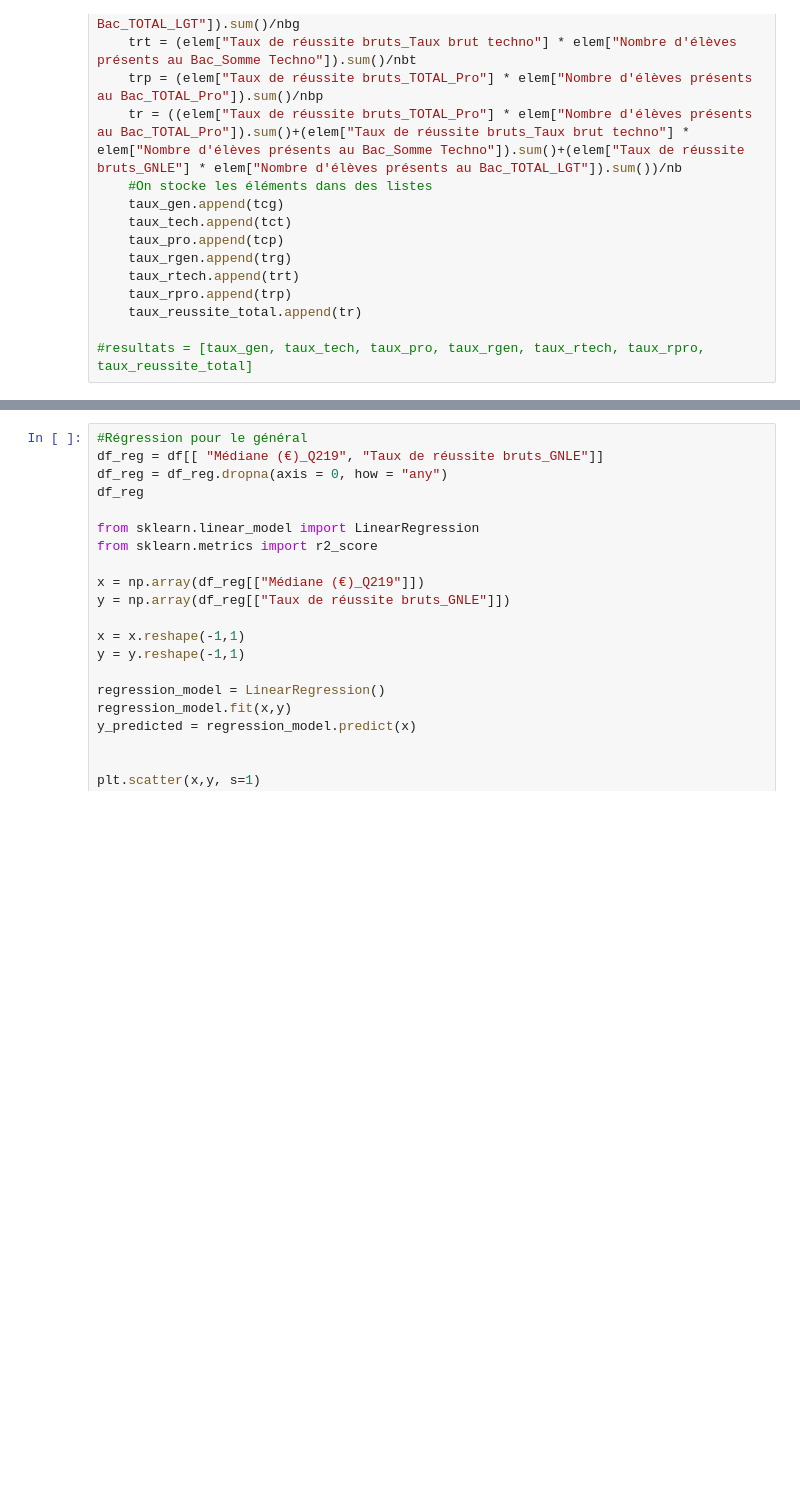
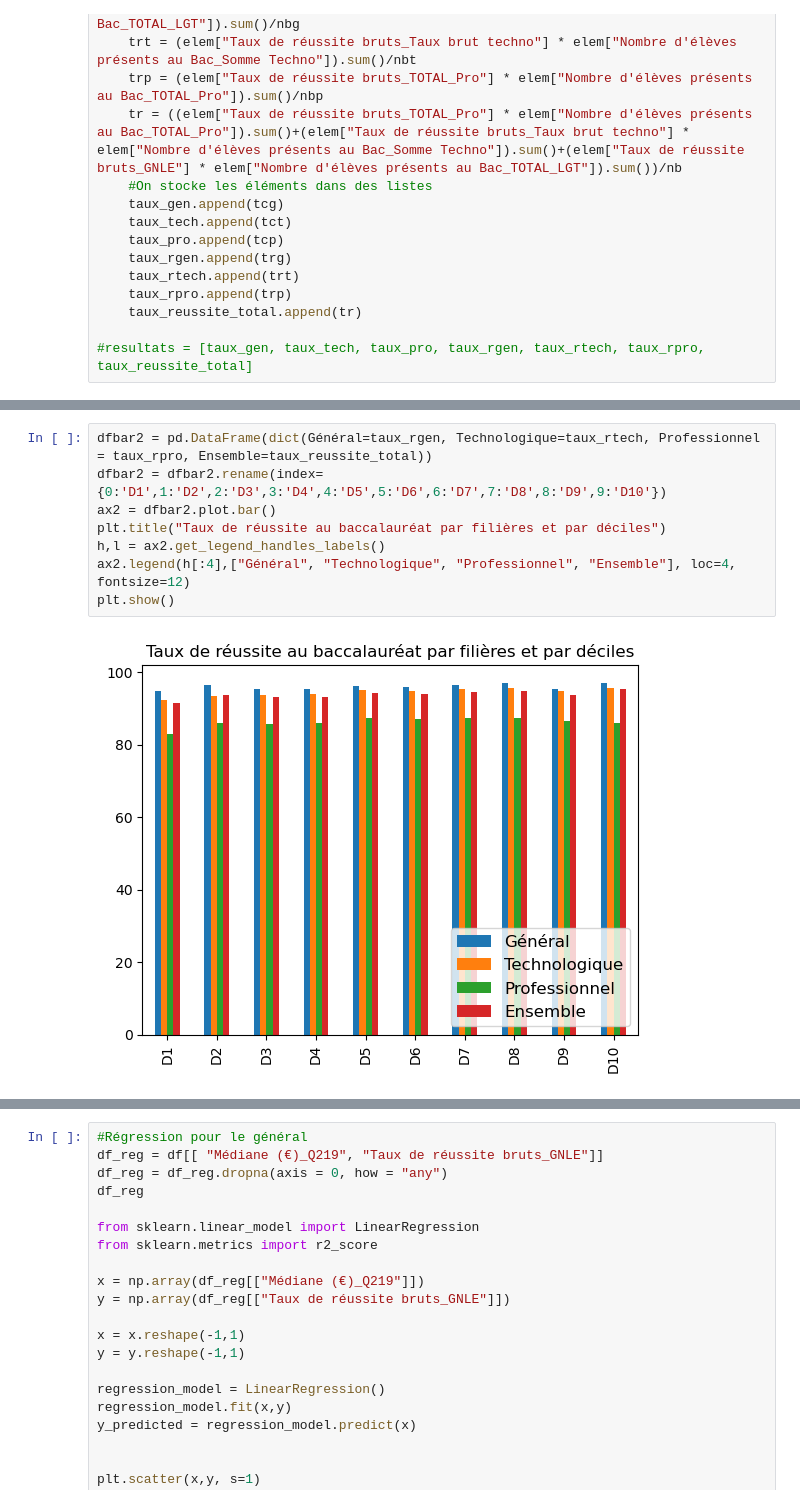
Before and after one commit to Acochepin/Python-2A---AC---JM---RS, a Jupyter notebook: Manipulation bases de données.ipynb, the cells around one changed output, grey strips where cells are left out. Cells and saved outputs as stored; diff of their text form; blank space fills up the shorter version.

```diff
--- a/Manipulation bases de données.ipynb
+++ b/Manipulation bases de données.ipynb
@@ -592,0 +600,10 @@ plt.show()
+# %%
+dfbar2 = pd.DataFrame(dict(Général=taux_rgen, Technologique=taux_rtech, Professionnel = taux_rpro, Ensemble=taux_reussite_total))
+dfbar2 = dfbar2.rename(index={0:'D1',1:'D2',2:'D3',3:'D4',4:'D5',5:'D6',6:'D7',7:'D8',8:'D9',9:'D10'})
+ax2 = dfbar2.plot.bar()
+plt.title("Taux de réussite au baccalauréat par filières et par déciles")
+h,l = ax2.get_legend_handles_labels()
+ax2.legend(h[:4],["Général", "Technologique", "Professionnel", "Ensemble"], loc=4, fontsize=12)
+plt.show()
+# %% [output]
+[figure, added]
```
Also changed, not shown: parts of 3 cells of this notebook.
